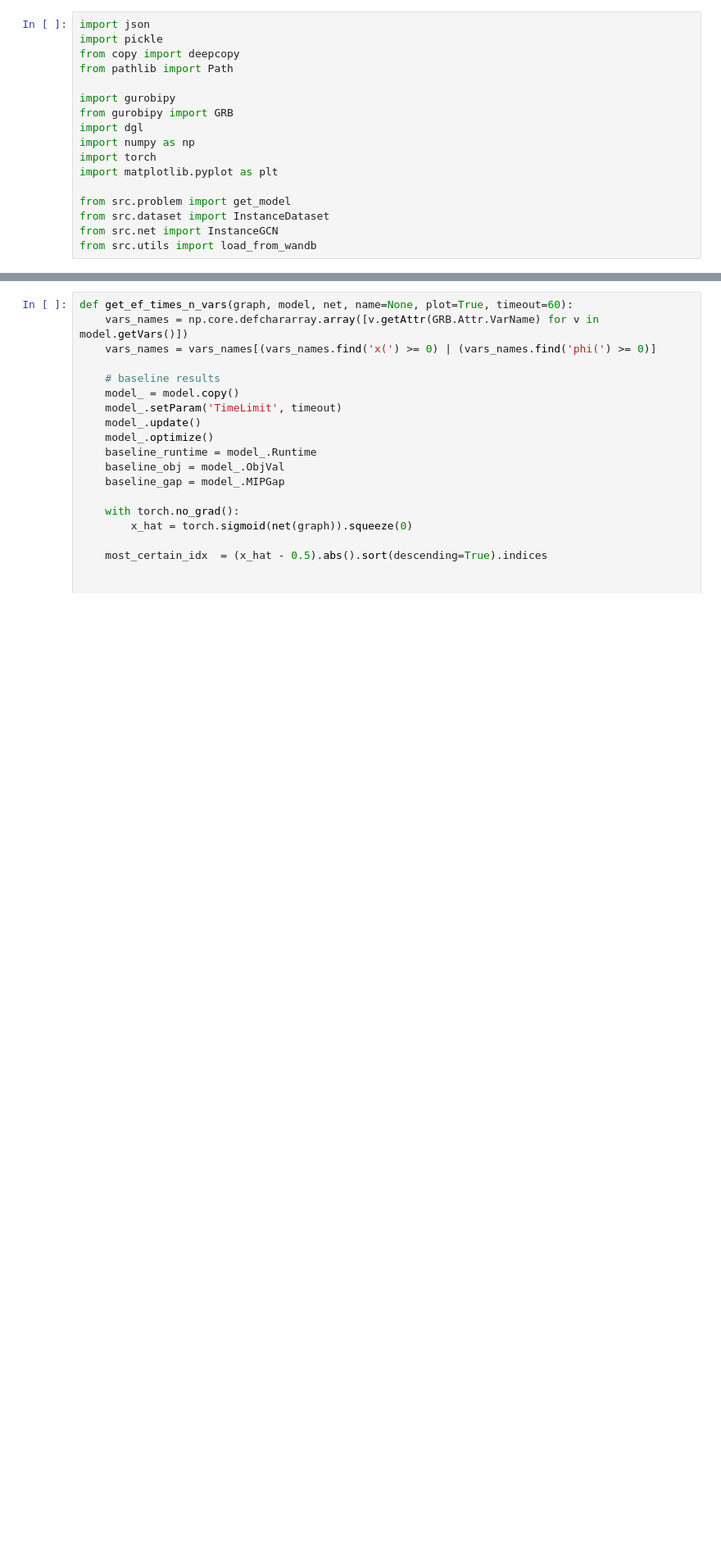
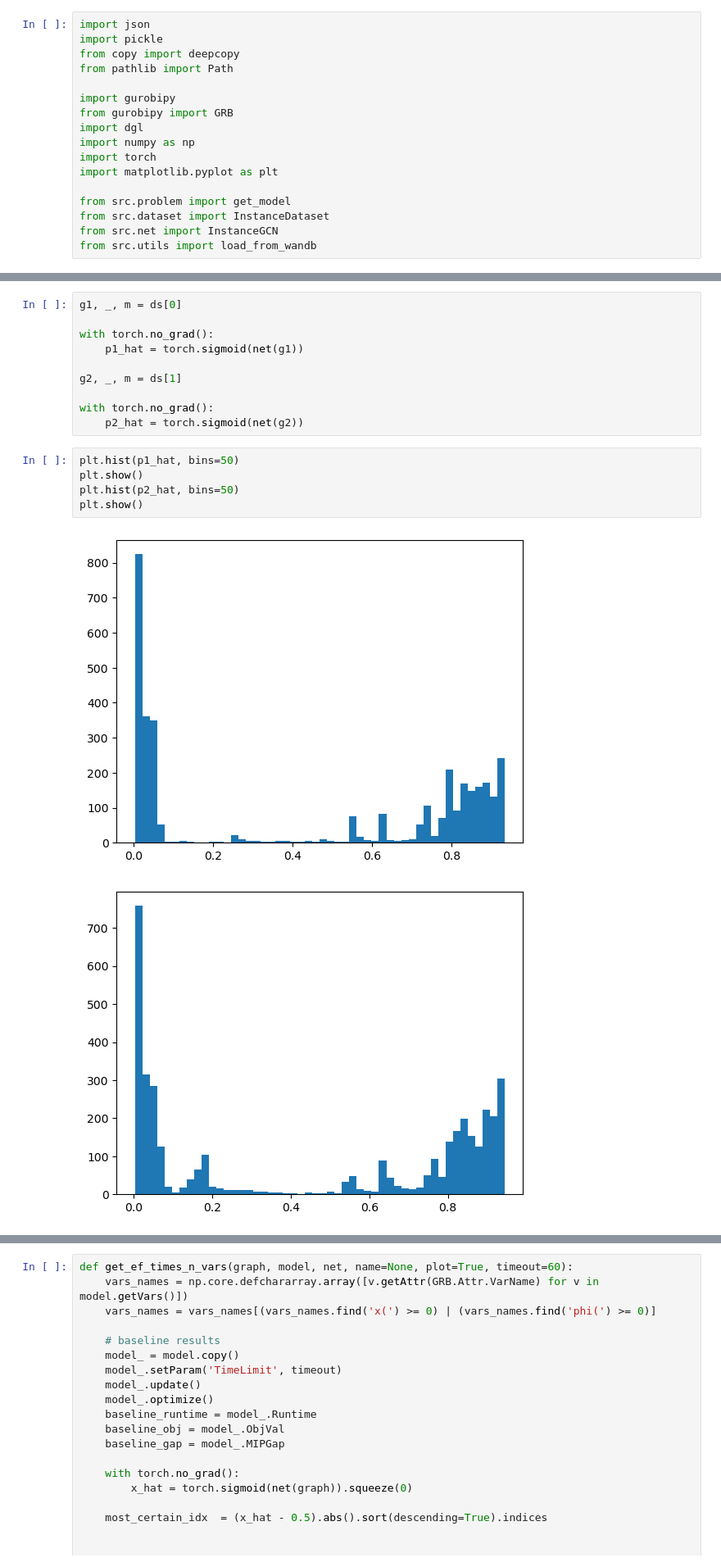
Before and after one commit to gos-ufsc/sat-gnn, a Jupyter notebook: notebooks/3.4-bmp-new-training-early-fixing-performance.ipynb, the cells around one changed output, grey strips where cells are left out. Shown at 82% size. Saved outputs shown, nothing was run; the diff lists cells and outputs as text; blank space fills up the shorter version.

```diff
--- a/notebooks/3.4-bmp-new-training-early-fixing-performance.ipynb
+++ b/notebooks/3.4-bmp-new-training-early-fixing-performance.ipynb
@@ -37,0 +40,18 @@ m
+# %%
+g1, _, m = ds[0]
+
+with torch.no_grad():
+    p1_hat = torch.sigmoid(net(g1))
+
+g2, _, m = ds[1]
+
+with torch.no_grad():
+    p2_hat = torch.sigmoid(net(g2))
+# %%
+plt.hist(p1_hat, bins=50)
+plt.show()
+plt.hist(p2_hat, bins=50)
+plt.show()
+# %% [output]
+[figure, added]
+[figure, added]
```
Also changed, not shown: parts of 7 cells of this notebook, 3 other files.
